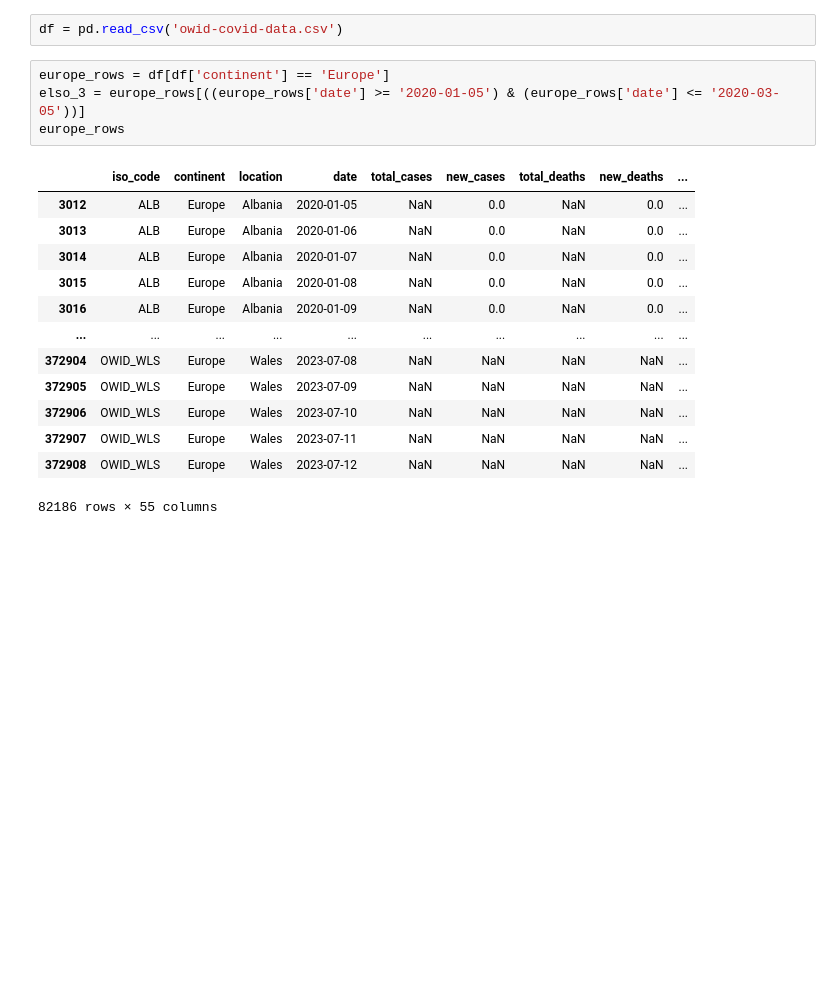
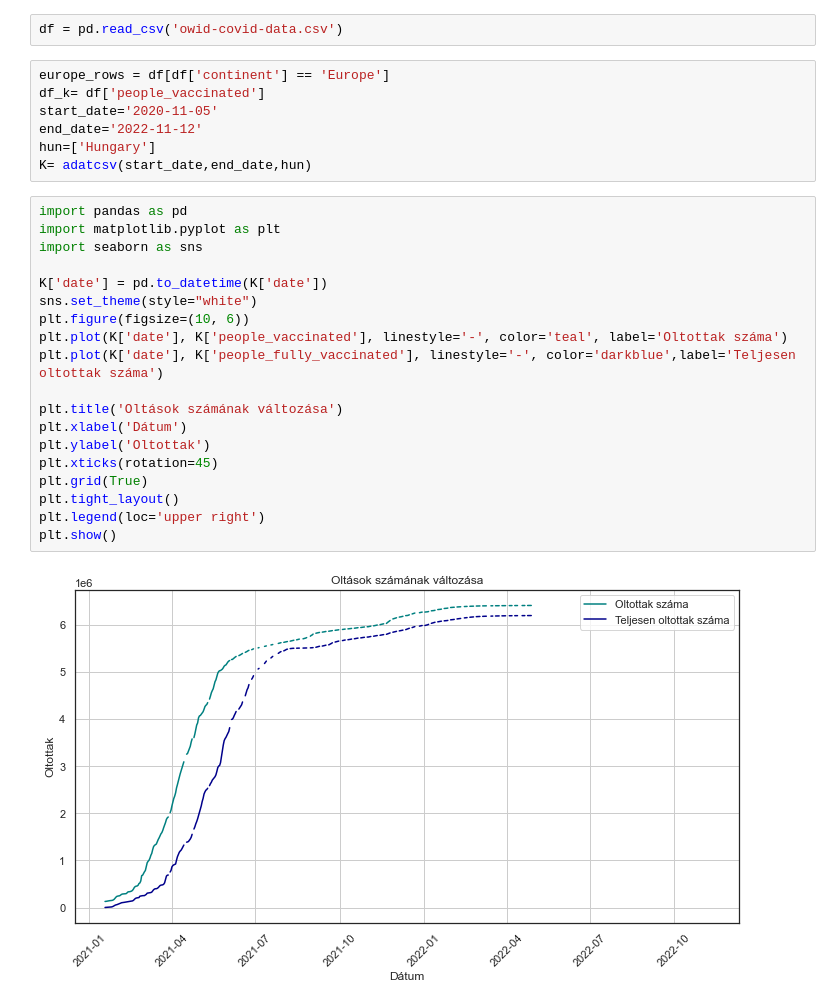
Before and after one commit to Adiklafa/Matprog, a Jupyter notebook: roxi.ipynb, the cells around one changed output. Saved outputs shown, nothing was run; the diff lists cells and outputs as text; blank space fills up the shorter version.

```diff
--- a/roxi.ipynb
+++ b/roxi.ipynb
@@ -20,24 +20,34 @@ def adatcsv(start_date,end_date,countries,delete_columns=[]):
     return df
 # %%
 df = pd.read_csv('owid-covid-data.csv')
-# %%
-europe_rows = df[df['continent'] == 'Europe']
-elso_3 = europe_rows[((europe_rows['date'] >= '2020-01-05') & (europe_rows['date'] <= '2020-03-05'))]
-europe_rows
-# %% [output]
-|  | iso_code | continent | location | date | total_cases | new_cases | total_deaths | new_deaths | ... |
-| 3012 | ALB | Europe | Albania | 2020-01-05 | NaN | 0.0 | NaN | 0.0 | ... |
-| 3013 | ALB | Europe | Albania | 2020-01-06 | NaN | 0.0 | NaN | 0.0 | ... |
-| 3014 | ALB | Europe | Albania | 2020-01-07 | NaN | 0.0 | NaN | 0.0 | ... |
-| 3015 | ALB | Europe | Albania | 2020-01-08 | NaN | 0.0 | NaN | 0.0 | ... |
-| 3016 | ALB | Europe | Albania | 2020-01-09 | NaN | 0.0 | NaN | 0.0 | ... |
-| ... | ... | ... | ... | ... | ... | ... | ... | ... | ... |
-| 372904 | OWID_WLS | Europe | Wales | 2023-07-08 | NaN | NaN | NaN | NaN | ... |
-| 372905 | OWID_WLS | Europe | Wales | 2023-07-09 | NaN | NaN | NaN | NaN | ... |
-| 372906 | OWID_WLS | Europe | Wales | 2023-07-10 | NaN | NaN | NaN | NaN | ... |
-| 372907 | OWID_WLS | Europe | Wales | 2023-07-11 | NaN | NaN | NaN | NaN | ... |
-| 372908 | OWID_WLS | Europe | Wales | 2023-07-12 | NaN | NaN | NaN | NaN | ... |
-82186 rows × 55 columns
+# %%
+europe_rows = df[df['continent'] == 'Europe']
+df_k= df['people_vaccinated']
+start_date='2020-11-05'
+end_date='2022-11-12'
+hun=['Hungary']
+K= adatcsv(start_date,end_date,hun)
+# %%
+import pandas as pd
+import matplotlib.pyplot as plt
+import seaborn as sns
+
+K['date'] = pd.to_datetime(K['date'])
+sns.set_theme(style="white")
+plt.figure(figsize=(10, 6))
+plt.plot(K['date'], K['people_vaccinated'], linestyle='-', color='teal', label='Oltottak száma')
+plt.plot(K['date'], K['people_fully_vaccinated'], linestyle='-', color='darkblue',label='Teljesen oltottak száma')
+
+plt.title('Oltások számának változása')
+plt.xlabel('Dátum')
+plt.ylabel('Oltottak')
+plt.xticks(rotation=45)
+plt.grid(True)
+plt.tight_layout()
+plt.legend(loc='upper right')
+plt.show()
+# %% [output]
+[figure, added]
 # %%
 eu_members= [
     "AUT",
```
Also changed, not shown: parts of 11 cells of this notebook.
